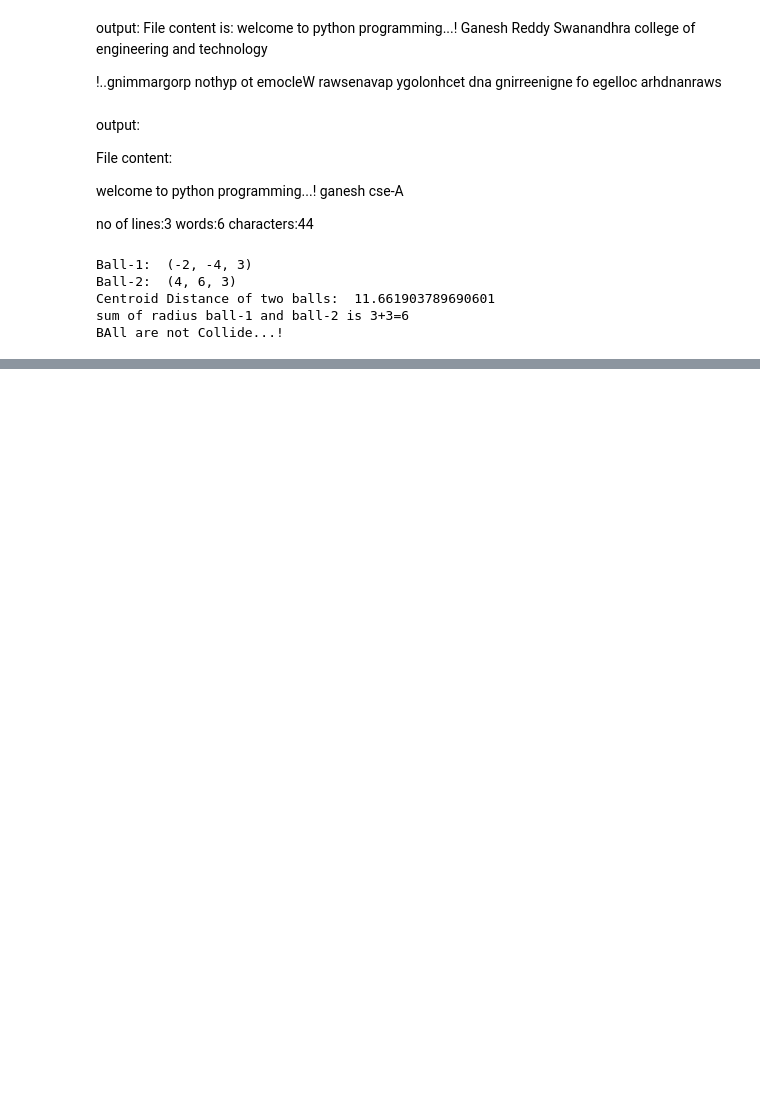
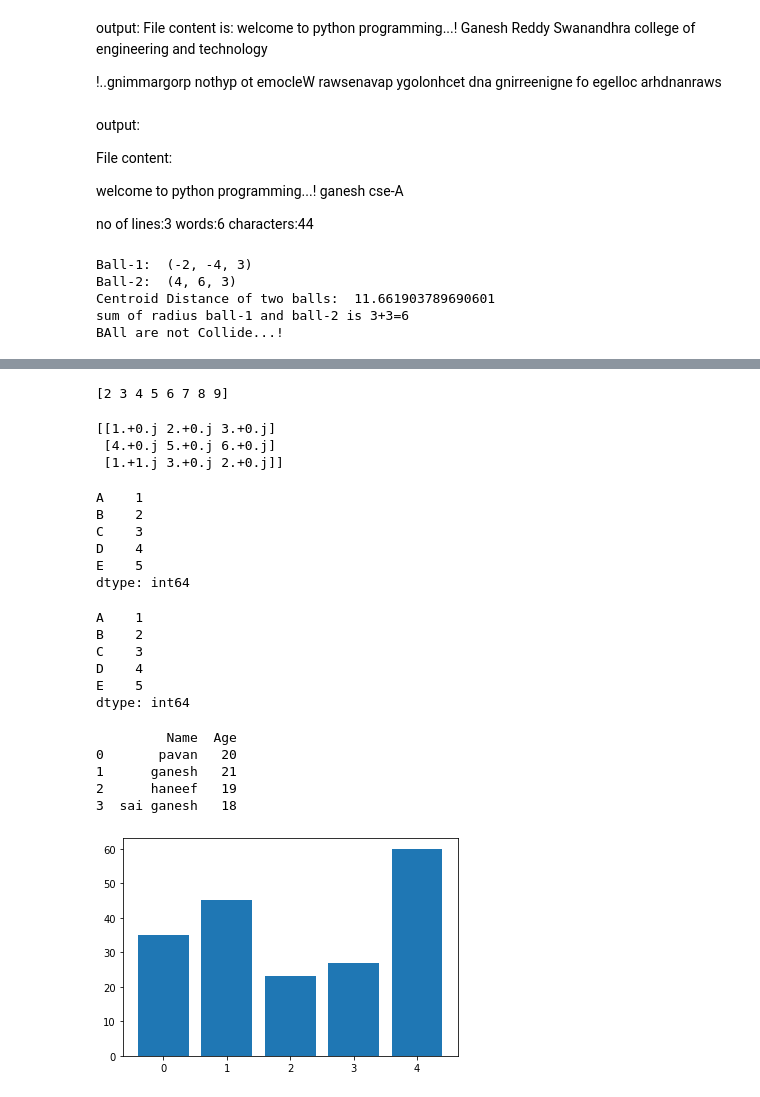
Before and after one commit to NUNGaneshReddy1496/PythonLab, a Jupyter notebook: 19A21A0546.ipynb, the cells around one changed output, grey strips where cells are left out. Saved outputs shown, nothing was run; the diff lists cells and outputs as text; code cells hidden in the pictures; blank space fills up the shorter version.

```diff
--- a/19A21A0546.ipynb
+++ b/19A21A0546.ipynb
@@ -301,0 +1111,70 @@ BAll are not Collide...!
+# %%
+#arange() will create array with regularly incrementing values
+g=np.arange(2,10)
+print(g)
+# %% [output]
+[2 3 4 5 6 7 8 9]
+# %%
+#note  mix of tuple and lists
+
+h=np.array([[1,2,3],[4,5,6],(1+1j,3.,2.)])
+print(h)
+# %% [output]
+[[1.+0.j 2.+0.j 3.+0.j]
+ [4.+0.j 5.+0.j 6.+0.j]
+ [1.+1.j 3.+0.j 2.+0.j]]
+# %%
+# b) Pandas
+
+import pandas as pd
+
+s=pd.Series([1,2,3,4,5],index=['A','B','C','D','E'])
+s
+# %% [output]
+A    1
+B    2
+C    3
+D    4
+E    5
+dtype: int64
+# %%
+print(s)
+# %% [output]
+A    1
+B    2
+C    3
+D    4
+E    5
+dtype: int64
+# %%
+#creating data frame
+import pandas as pd
+
+
+data = {'Name':['pavan', 'ganesh', 'haneef', 'sai ganesh'],
+        'Age':[22, 21, 19, 18]}
+
+
+df = pd.DataFrame(data)
+
+
+print(df)
+# %% [output]
+         Name  Age
+0       pavan   20
+1      ganesh   21
+2      haneef   19
+3  sai ganesh   18
+# %%
+#import library
+
+import matplotlib.pyplot as plt
+import numpy as np
+
+x=np.arange(5)
+y=(35,45,23,27,60)
+
+plt.bar(x,y)
+plt.show()
+# %% [output]
+[figure, added]
```
Also changed, not shown: parts of 39 cells of this notebook.
